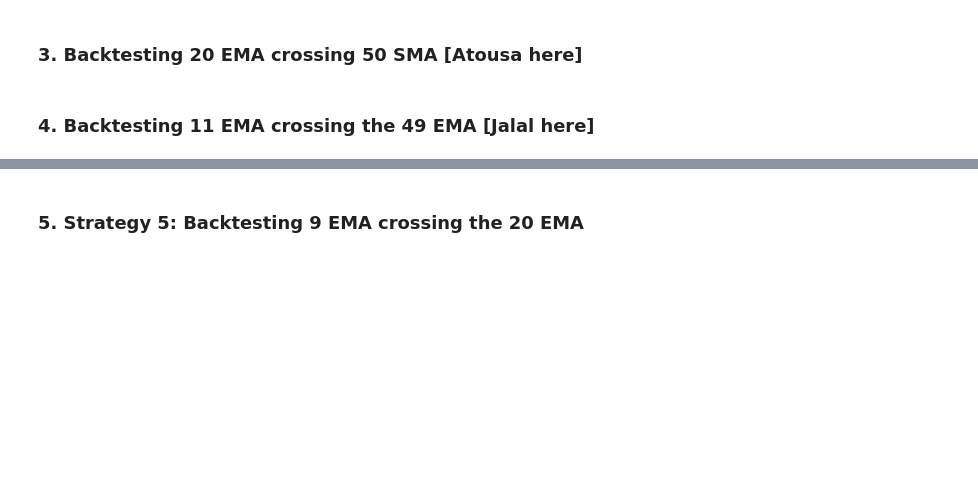
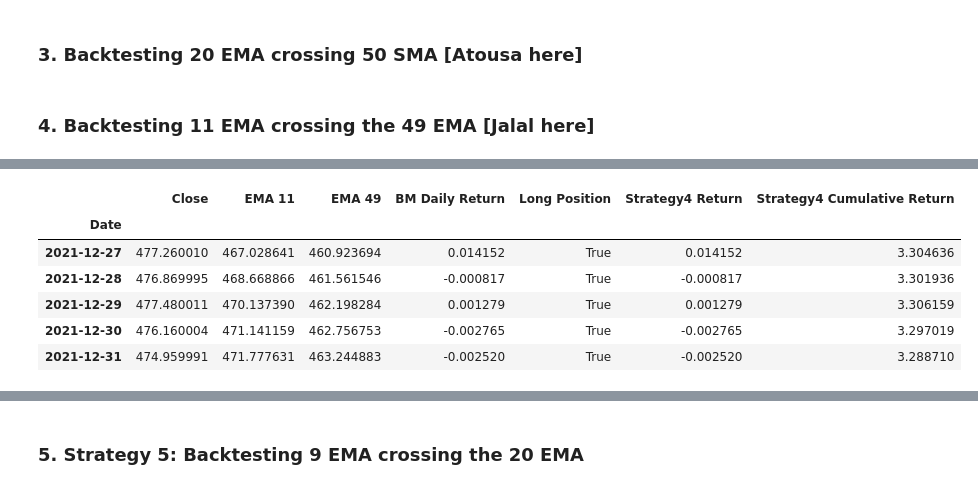
Before and after one commit to brilliantlyc/Backtesting_MA_Crossover_Strategies, a Jupyter notebook: project_1_hanna_v2.ipynb, the cells around one changed output, grey strips where cells are left out. Drawn from its saved outputs; the diff is of its cells as text; code cells hidden in the pictures; blank space fills up the shorter version.

```diff
--- a/project_1_hanna_v2.ipynb
+++ b/project_1_hanna_v2.ipynb
@@ -497,2 +590,14 @@ slow_ma_4 = 49
+# %%
+# Calculate the strategy balance
+strategy4_return["Strategy4 Return"] = np.where(strategy4_return["Long Position"].shift(1) == True, strategy4_return["BM Daily Return"], 0)
+strategy4_return.tail()
+# %% [output]
+|  | Close | EMA 11 | EMA 49 | BM Daily Return | Long Position | Strategy4 Return | Strategy4 Cumulative Return |
+| Date |  |  |  |  |  |  |  |
+| 2021-12-27 | 477.260010 | 467.028641 | 460.923694 | 0.014152 | True | 0.014152 | 3.304636 |
+| 2021-12-28 | 476.869995 | 468.668866 | 461.561546 | -0.000817 | True | -0.000817 | 3.301936 |
+| 2021-12-29 | 477.480011 | 470.137390 | 462.198284 | 0.001279 | True | 0.001279 | 3.306159 |
+| 2021-12-30 | 476.160004 | 471.141159 | 462.756753 | -0.002765 | True | -0.002765 | 3.297019 |
+| 2021-12-31 | 474.959991 | 471.777631 | 463.244883 | -0.002520 | True | -0.002520 | 3.288710 |
 # %%
 # Plot with the benchmark
```
Also changed, not shown: parts of 38 cells of this notebook, 1 other file.
